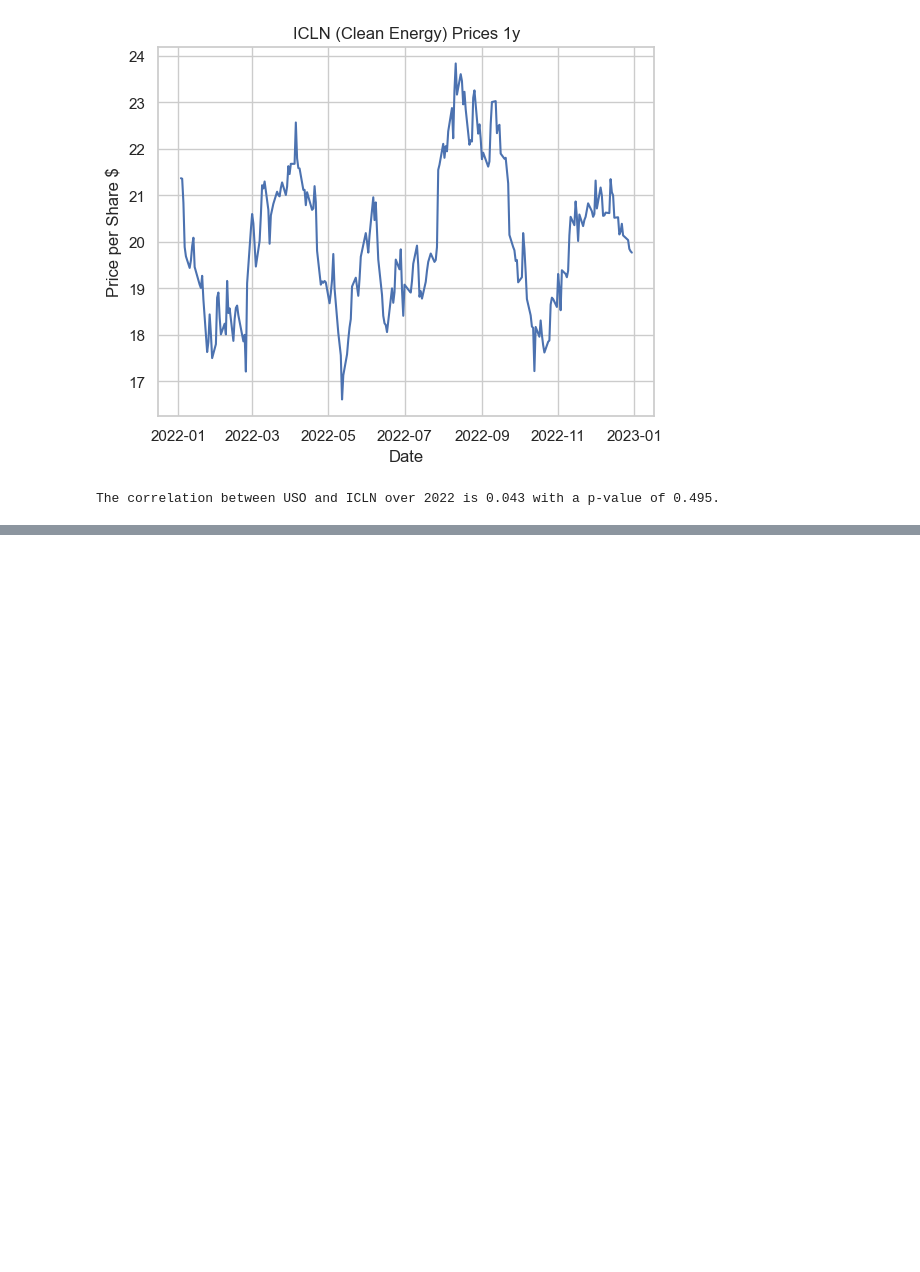
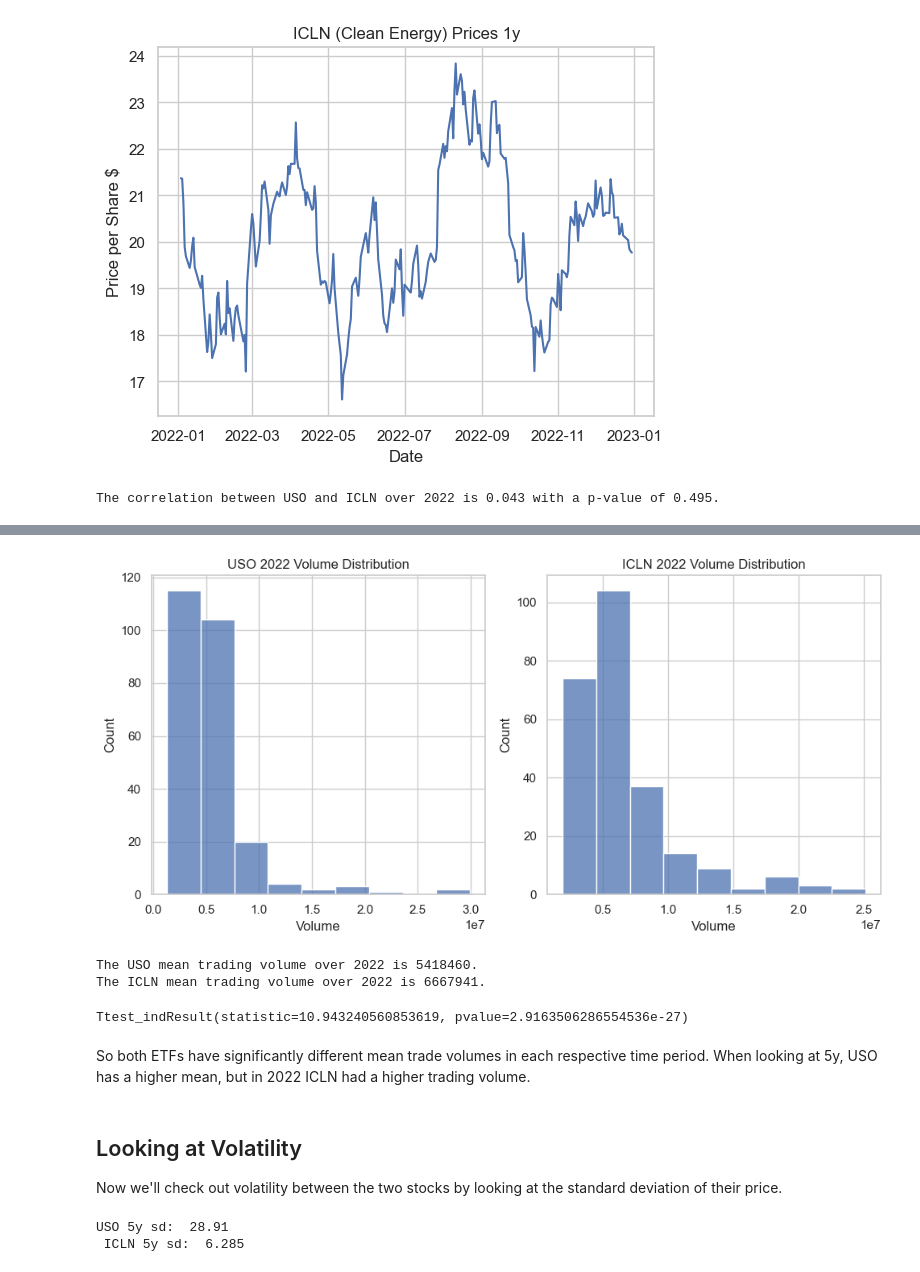
Before and after one commit to sethbeckett/cs6830_project3, a Jupyter notebook: eda.ipynb, the cells around one changed output, grey strips where cells are left out. Cells and saved outputs as stored; diff of their text form; code cells hidden in the pictures; blank space fills up the shorter version.

```diff
--- a/eda.ipynb
+++ b/eda.ipynb
@@ -123,0 +116,33 @@ plt.ylabel("Opening Price ($)")
+# %%
+fig, axs = plt.subplots(1, 2, figsize=(10,5))
+
+sns.histplot(uso_1y.Volume, bins="sturges", ax=axs[0])
+sns.histplot(icln_1y.Volume, bins="sturges", ax=axs[1])
+
+axs[0].set_title("USO 2022 Volume Distribution")
+axs[1].set_title("ICLN 2022 Volume Distribution")
+
+plt.tight_layout()
+# %% [output]
+[figure, added]
+# %%
+print(f"The USO mean trading volume over 2022 is {round(uso_1y.Volume.mean())}.")
+print(f"The ICLN mean trading volume over 2022 is {round(icln_1y.Volume.mean())}.")
+# %% [output]
+The USO mean trading volume over 2022 is 5418460.
+The ICLN mean trading volume over 2022 is 6667941.
+# %%
+ttest_ind(uso_5y.Volume, icln_5y.Volume)
+# %% [output]
+Ttest_indResult(statistic=10.943240560853619, pvalue=2.9163506286554536e-27)
+# %% [markdown]
+So both ETFs have significantly different mean trade volumes in each respective time period. When looking at 5y, USO has a higher mean, but in 2022 ICLN had a higher trading volume.
+# %% [markdown]
+## Looking at Volatility
+Now we'll check out volatility between the two stocks by looking at the standard deviation of their price.
+# %%
+print("USO 5y sd: ", round(np.std(uso_5y.Open), 3), "\n",
+    "ICLN 5y sd: ", round(np.std(icln_5y.Open), 3))
+# %% [output]
+USO 5y sd:  28.91
+ ICLN 5y sd:  6.285
```
Also changed, not shown: parts of 13 cells of this notebook.
